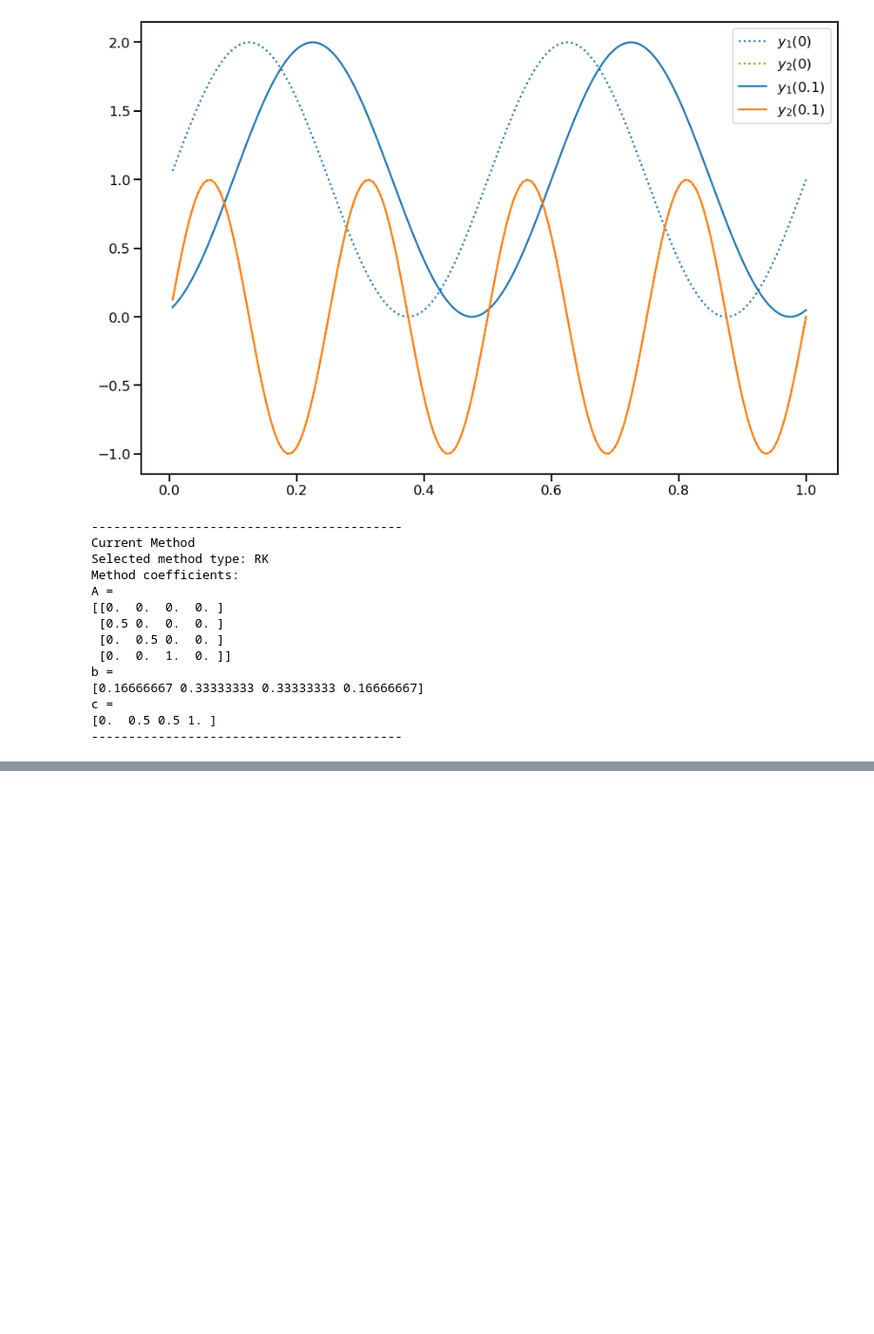
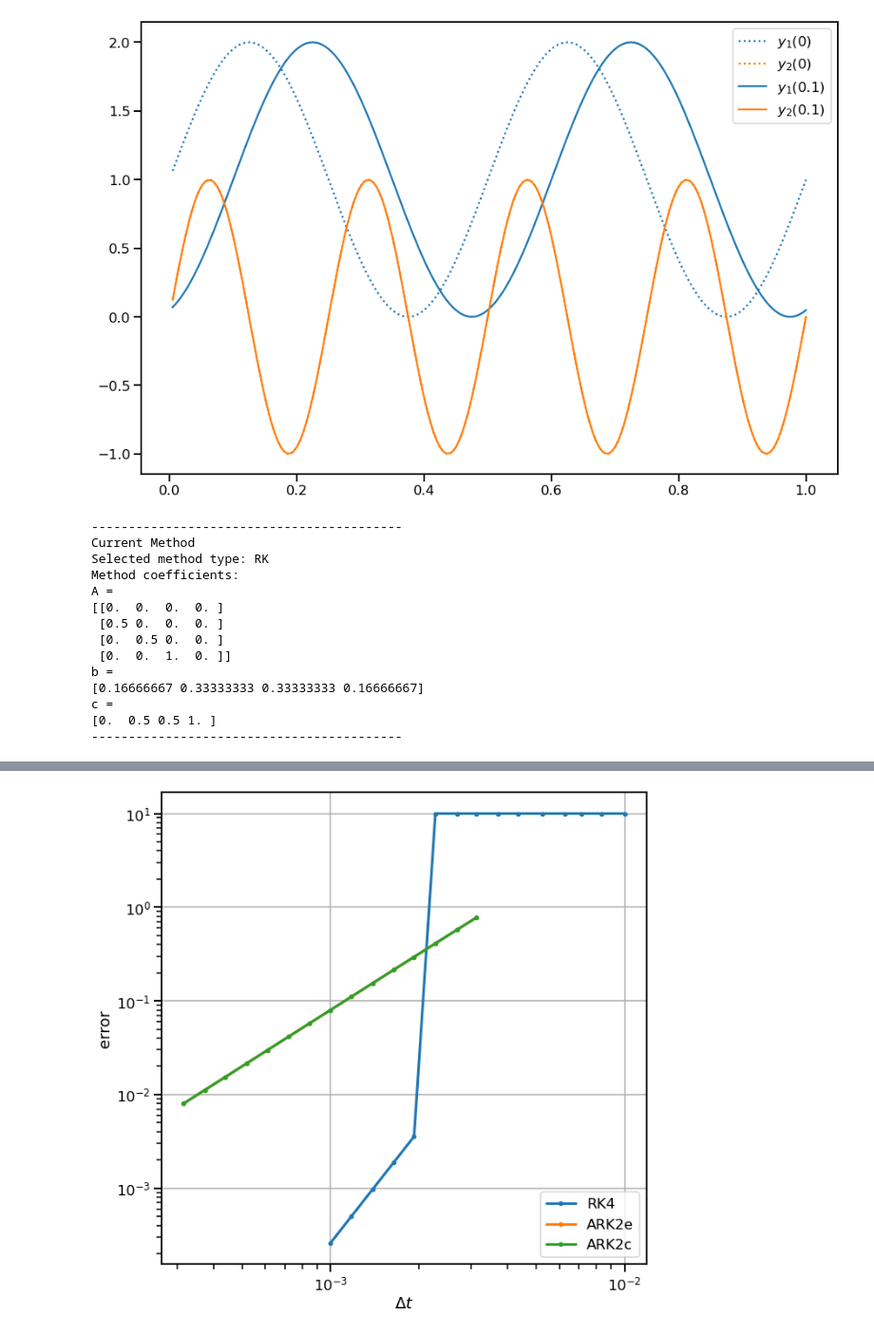
Before and after one commit to emconsta/desolve, a Jupyter notebook: notebooks/TestAdvectionReaction1DPeriodic.ipynb, the cells around one changed output, grey strips where cells are left out. Shown at 95% size. Saved outputs shown, nothing was run; the diff lists cells and outputs as text; code cells hidden in the pictures; blank space fills up the shorter version.

Commit message:
finally results

```diff
--- a/notebooks/TestAdvectionReaction1DPeriodic.ipynb
+++ b/notebooks/TestAdvectionReaction1DPeriodic.ipynb
@@ -374,12 +386,14 @@ Solving Advection Reaction 1D by using ARK2e and using a time step of 0.00071942
 # %%
 fig = plt.figure(figsize=(10, 10))
 for MethodName in Methods_To_Test:
-    plt.loglog(AllResults[MethodName]['dt_tab'],AllResults[MethodName]['err_tab_tf'],'.-',lw=3,label=AllResults[MethodName]['method'])
+    plt.loglog(AllResults[MethodName]['dt_tab'],np.minimum(1e+1,AllResults[MethodName]['err_tab_tf']),'.-',lw=3,label=AllResults[MethodName]['method'])
 
 plt.ylabel('error')
 plt.xlabel(r'$\Delta t$')
 plt.legend(loc='lower right')
 plt.grid('both')
 #plt.savefig('convergence_lorenz_uh_rk4.png')
 #plt.title('Error vs time step obtained with {:}'.format(solver.get_method_name()))
 plt.show()
+# %% [output]
+[figure, added]
```
Also changed, not shown: parts of 2 cells of this notebook, 1 other file.
